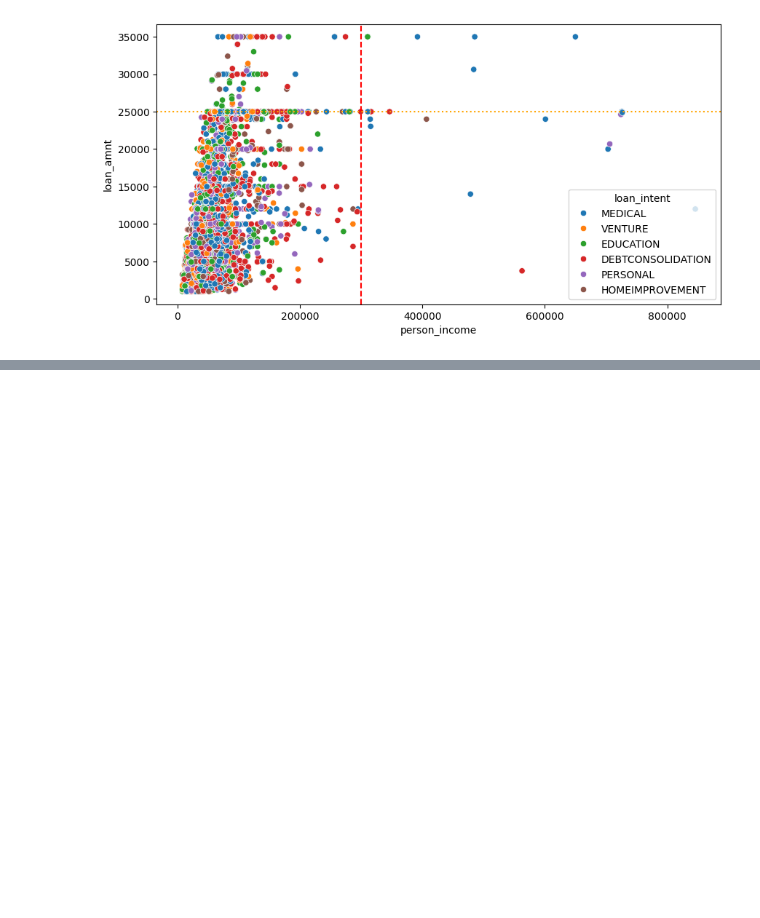
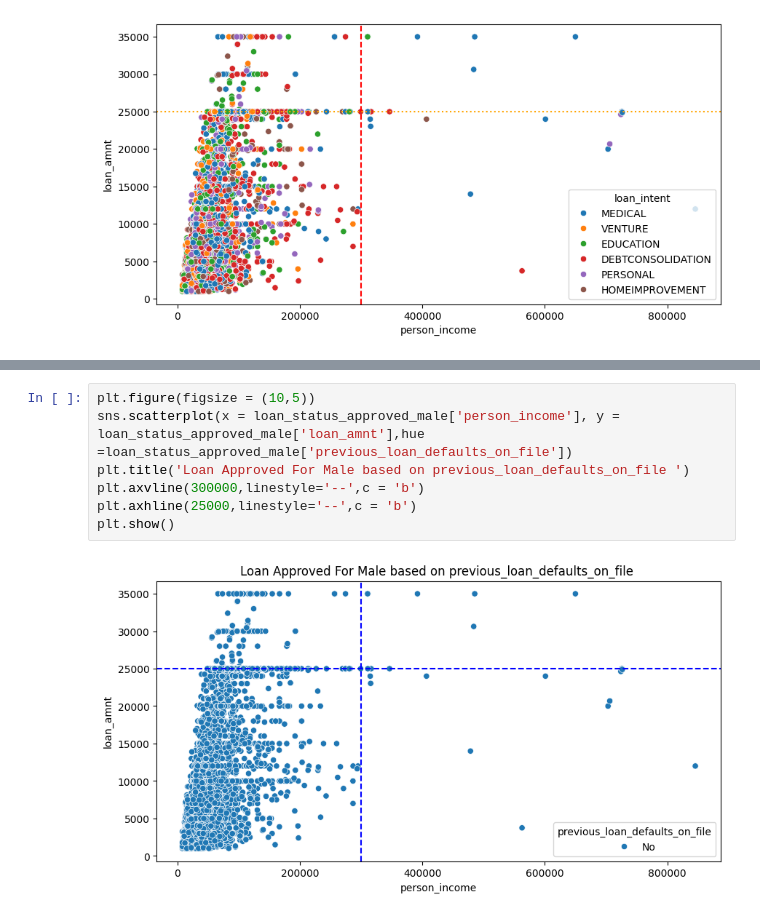
Before and after one commit to Ajay-Kandagatla/DATASCIENCE, a Jupyter notebook: Loan_Approval_EDA.ipynb, the cells around one changed output, grey strips where cells are left out. Drawn from its saved outputs; the diff is of its cells as text; blank space fills up the shorter version.

```diff
--- a/Loan_Approval_EDA.ipynb
+++ b/Loan_Approval_EDA.ipynb
@@ -159,0 +202,9 @@ plt.show()
+# %%
+plt.figure(figsize = (10,5))
+sns.scatterplot(x = loan_status_approved_male['person_income'], y = loan_status_approved_male['loan_amnt'],hue =loan_status_approved_male['previous_loan_defaults_on_file'])
+plt.title('Loan Approved For Male based on previous_loan_defaults_on_file ')
+plt.axvline(300000,linestyle='--',c = 'b')
+plt.axhline(25000,linestyle='--',c = 'b')
+plt.show()
+# %% [output]
+[figure, added]
```
Also changed, not shown: parts of 23 cells of this notebook.
